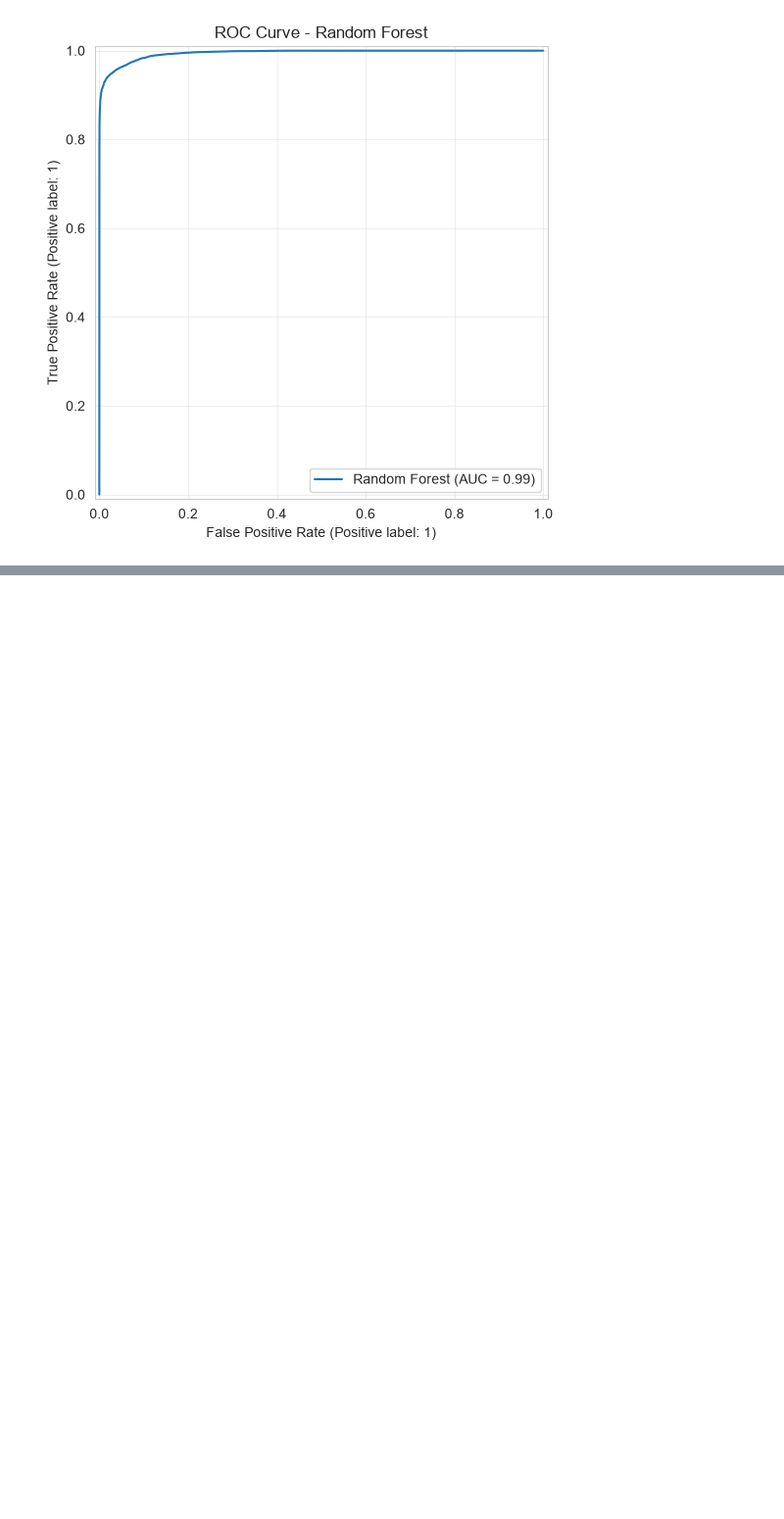
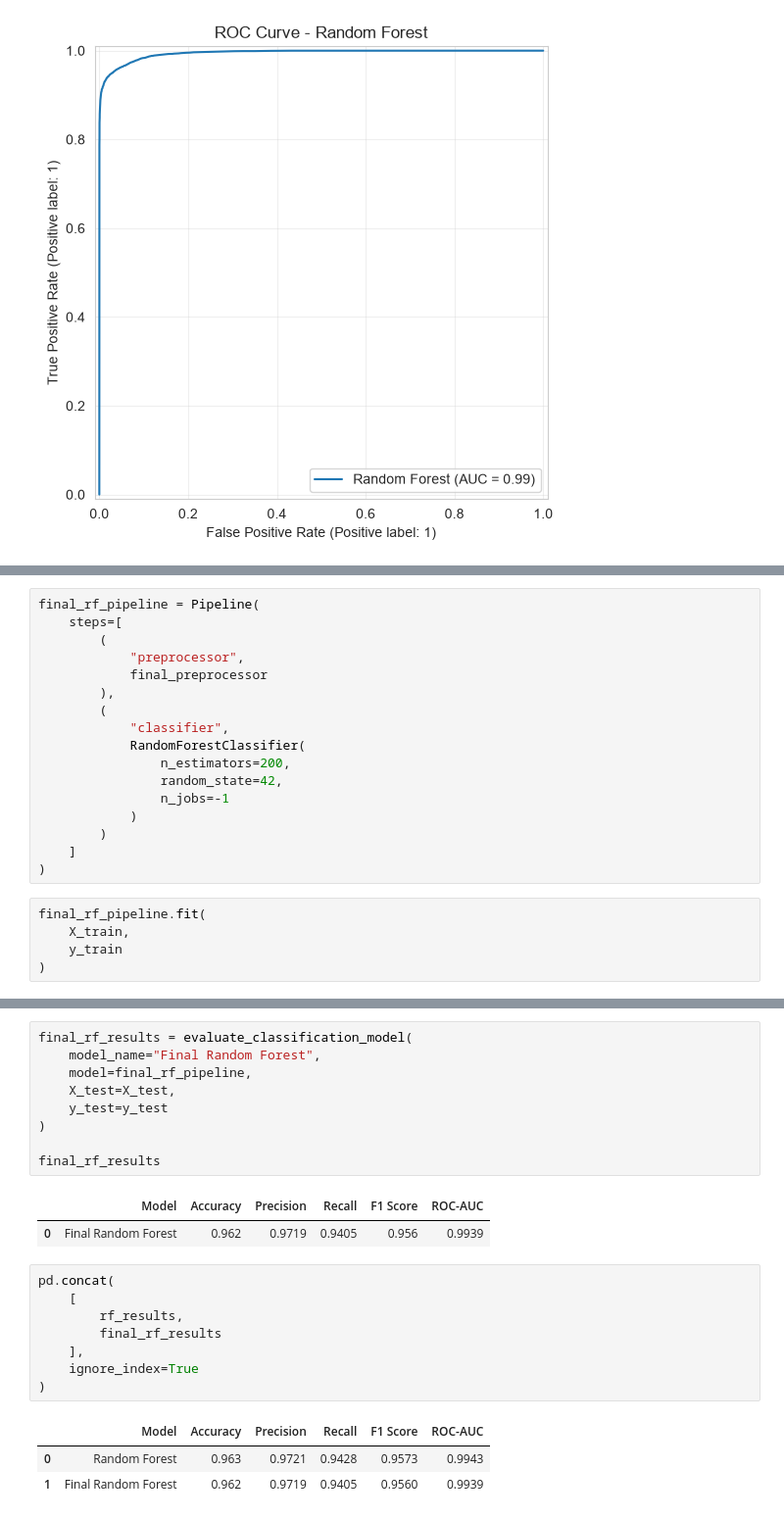
Before and after one commit to Shehzaad-S/udacity-applied-ml-project, a Jupyter notebook: modeling.ipynb, the cells around one changed output, grey strips where cells are left out. Shown at 98% size. Drawn from its saved outputs; the diff is of its cells as text; blank space fills up the shorter version.

```diff
--- a/modeling.ipynb
+++ b/modeling.ipynb
@@ -1023,0 +1170,22 @@ The Random Forest model achieved a ROC-AUC score of 0.9943, indicating excellent
+# %%
+final_rf_pipeline = Pipeline(
+    steps=[
+        (
+            "preprocessor",
+            final_preprocessor
+        ),
+        (
+            "classifier",
+            RandomForestClassifier(
+                n_estimators=200,
+                random_state=42,
+                n_jobs=-1
+            )
+        )
+    ]
+)
+# %%
+final_rf_pipeline.fit(
+    X_train,
+    y_train
+)
@@ -1023,0 +1210,24 @@ The Random Forest model achieved a ROC-AUC score of 0.9943, indicating excellent
+# %%
+final_rf_results = evaluate_classification_model(
+    model_name="Final Random Forest",
+    model=final_rf_pipeline,
+    X_test=X_test,
+    y_test=y_test
+)
+
+final_rf_results
+# %% [output]
+|  | Model | Accuracy | Precision | Recall | F1 Score | ROC-AUC |
+| 0 | Final Random Forest | 0.962 | 0.9719 | 0.9405 | 0.956 | 0.9939 |
+# %%
+pd.concat(
+    [
+        rf_results,
+        final_rf_results
+    ],
+    ignore_index=True
+)
+# %% [output]
+|  | Model | Accuracy | Precision | Recall | F1 Score | ROC-AUC |
+| 0 | Random Forest | 0.963 | 0.9721 | 0.9428 | 0.9573 | 0.9943 |
+| 1 | Final Random Forest | 0.962 | 0.9719 | 0.9405 | 0.9560 | 0.9939 |
```
Also changed, not shown: parts of 21 cells of this notebook.
